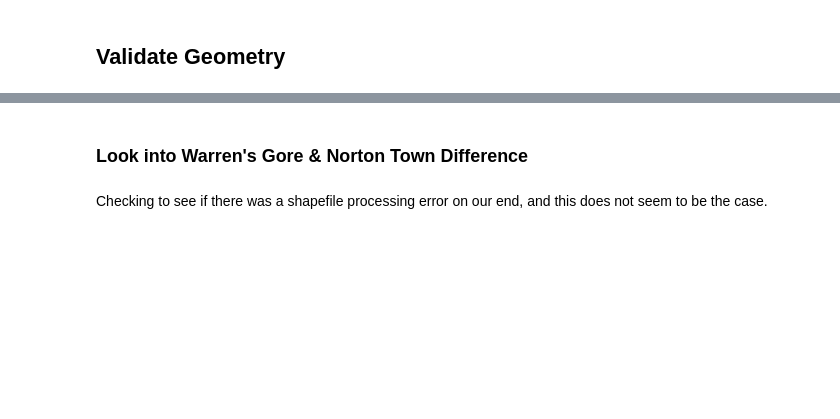
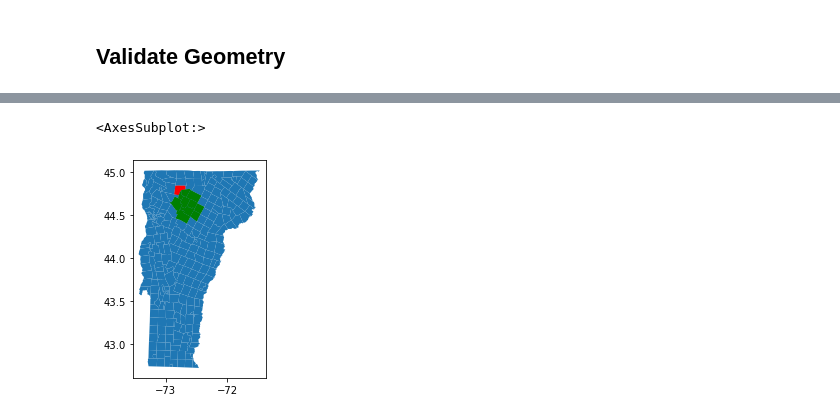
Before and after one commit to nonpartisan-redistricting-datahub/pdv-vt, a Jupyter notebook: vest-vt-2020/vest-vt-2020-validation.ipynb, the cells around one changed output, grey strips where cells are left out. Saved outputs shown, nothing was run; the diff lists cells and outputs as text; code cells hidden in the pictures; blank space fills up the shorter version.

```diff
--- a/vest-vt-2020/vest-vt-2020-validation.ipynb
+++ b/vest-vt-2020/vest-vt-2020-validation.ipynb
@@ -1590,0 +1618,7 @@ for i in range(0,len(source_geoms)):
+# %%
+ax = final_shapefile.plot()
+final_shapefile[final_shapefile["join_col"]=="Bakersfield"].plot(color="red",ax=ax)
+final_shapefile[final_shapefile["COUNTYFP"]=="015"].plot(color="green",ax=ax)
+# %% [output]
+<AxesSubplot:>
+[figure, added]
@@ -1599,7 +1637,3 @@ print(str(len(df[(df[0]<1) & (df[0]>=.5)]))+ " precincts w/ a difference between
 print(str(len(df[(df[0]<2) & (df[0]>=1)]))+ " precincts w/ a difference between 1 and 2 km^2")
 print(str(len(df[(df[0]<5) & (df[0]>=2)]))+ " precincts w/ a difference between 2 and 5 km^2")
 print(str(len(df[(df[0]>=5)]))+ " precincts w/ a difference greater than 5 km^2")
-# %% [markdown]
-### Look into Warren's Gore & Norton Town Difference
-# %% [markdown]
-Checking to see if there was a shapefile processing error on our end, and this does not seem to be the case.
```
Also changed, not shown: parts of 115 cells of this notebook.
